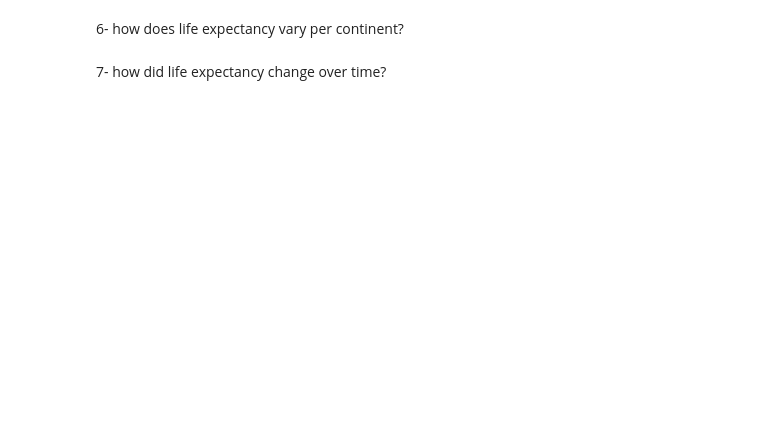
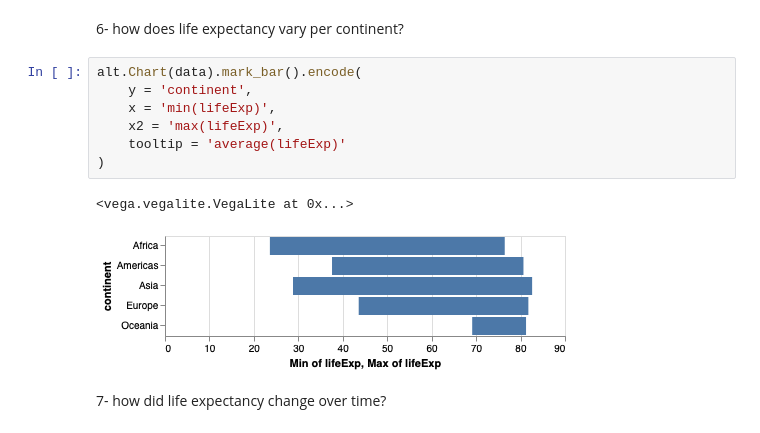
Before and after one commit to hanisaf/mist5730-fall2019, a Jupyter notebook: 30-warmup-sol.ipynb, the cells around one changed output. Cells and saved outputs as stored; diff of their text form; blank space fills up the shorter version.

```diff
--- a/30-warmup-sol.ipynb
+++ b/30-warmup-sol.ipynb
@@ -28,4 +73,14 @@ data.head()
 # %% [markdown]
 6- how does life expectancy vary per continent?
+# %%
+alt.Chart(data).mark_bar().encode(
+    y = 'continent',
+    x = 'min(lifeExp)',
+    x2 = 'max(lifeExp)',
+    tooltip = 'average(lifeExp)'
+)
+# %% [output]
+<vega.vegalite.VegaLite at 0x...>
+[figure, added]
 # %% [markdown]
 7- how did life expectancy change over time?
```
Also changed, not shown: parts of 10 cells of this notebook, 2 other files.
